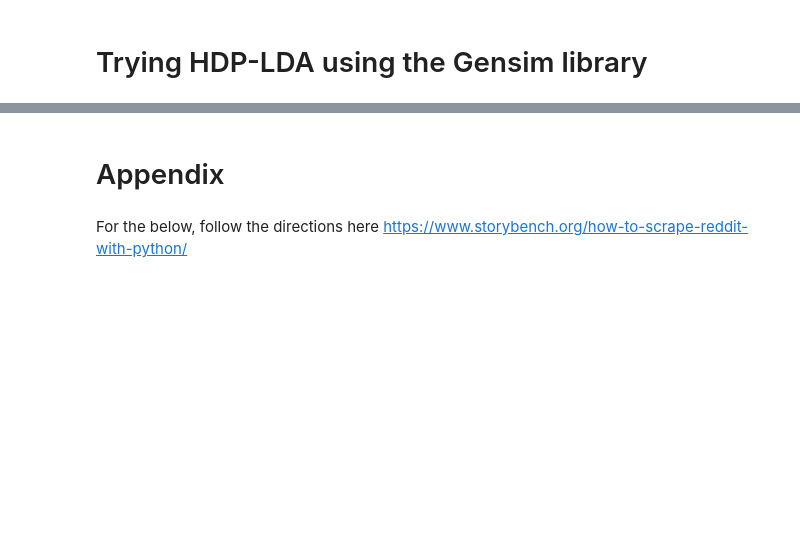
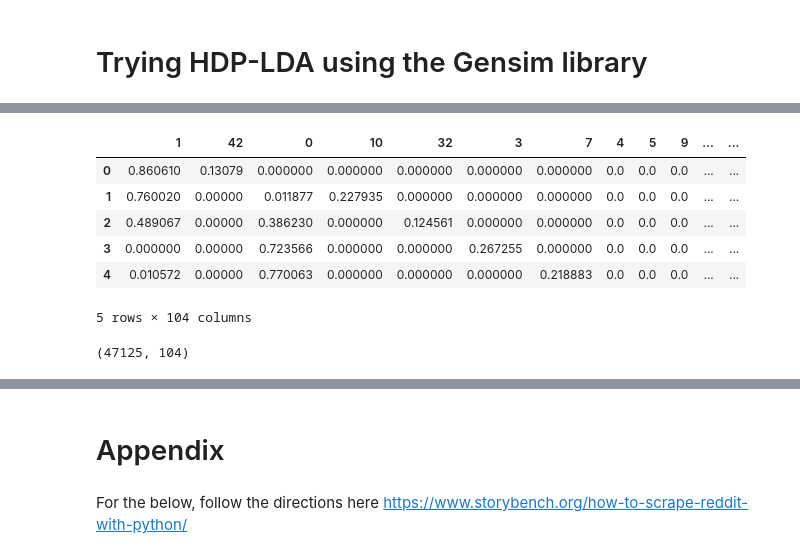
Before and after one commit to CSE6242TEAM135/Nosleep-Recommender-System, a Jupyter notebook: hpd_topic_modeling.ipynb, the cells around one changed output, grey strips where cells are left out. Saved outputs shown, nothing was run; the diff lists cells and outputs as text; code cells hidden in the pictures; blank space fills up the shorter version.

```diff
--- a/hpd_topic_modeling.ipynb
+++ b/hpd_topic_modeling.ipynb
@@ -171,10 +175,10 @@ x_train.shape
 # Trying HDP-LDA using the Gensim library
 # %%
 # Create Dictionary
-id2word = corpora.Dictionary(x_train['processed'])
+id2word = corpora.Dictionary(story_df['processed'])
 
 # Create Corpus
-texts = x_train['processed']
+texts = story_df['processed']
 
 # Term Document Frequency
 corpus = [id2word.doc2bow(text) for text in texts]
@@ -206,0 +187,17 @@ topics.head()
+# %%
+def make_topic_df(hdpmodel,corpus):
+    topic_df = pd.DataFrame()
+    for i in range(len(corpus)):
+        if i % 5000 == 0:
+            print(i)
+        doc_hdp = hdpmodel[corpus[i]]
+        if doc_hdp:
+            for x,y in doc_hdp:
+                topic_df.at[i,x] = y
+        else:
+            topic_df.at[i,9999] = 1.0
+
+    topic_df = topic_df.fillna(0)
+    return topic_df
+# %%
+topic_df = make_topic_df(hdpmodel,corpus)
@@ -206,0 +215,14 @@ topics.head()
+# %%
+topic_df.head()
+# %% [output]
+|  | 1 | 42 | 0 | 10 | 32 | 3 | 7 | 4 | 5 | 9 | ... | ... |
+| 0 | 0.860610 | 0.13079 | 0.000000 | 0.000000 | 0.000000 | 0.000000 | 0.000000 | 0.0 | 0.0 | 0.0 | ... | ... |
+| 1 | 0.760020 | 0.00000 | 0.011877 | 0.227935 | 0.000000 | 0.000000 | 0.000000 | 0.0 | 0.0 | 0.0 | ... | ... |
+| 2 | 0.489067 | 0.00000 | 0.386230 | 0.000000 | 0.124561 | 0.000000 | 0.000000 | 0.0 | 0.0 | 0.0 | ... | ... |
+| 3 | 0.000000 | 0.00000 | 0.723566 | 0.000000 | 0.000000 | 0.267255 | 0.000000 | 0.0 | 0.0 | 0.0 | ... | ... |
+| 4 | 0.010572 | 0.00000 | 0.770063 | 0.000000 | 0.000000 | 0.000000 | 0.218883 | 0.0 | 0.0 | 0.0 | ... | ... |
+5 rows × 104 columns
+# %%
+topic_df.shape
+# %% [output]
+(47125, 104)
```
Also changed, not shown: parts of 48 cells of this notebook, 1 other file.
